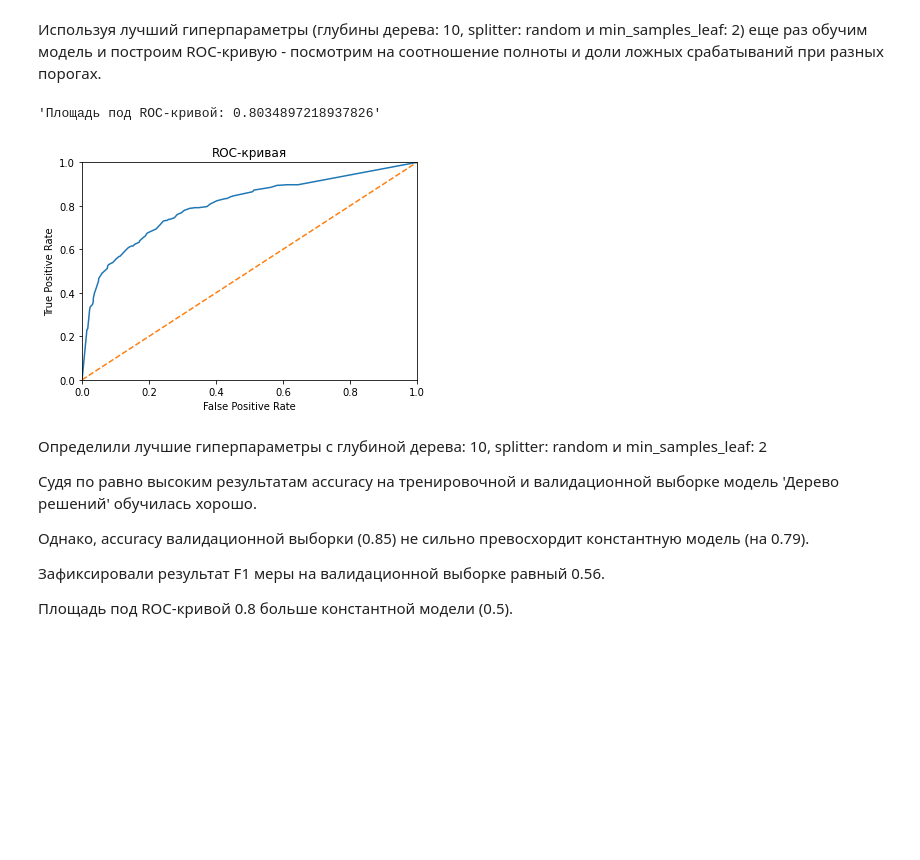
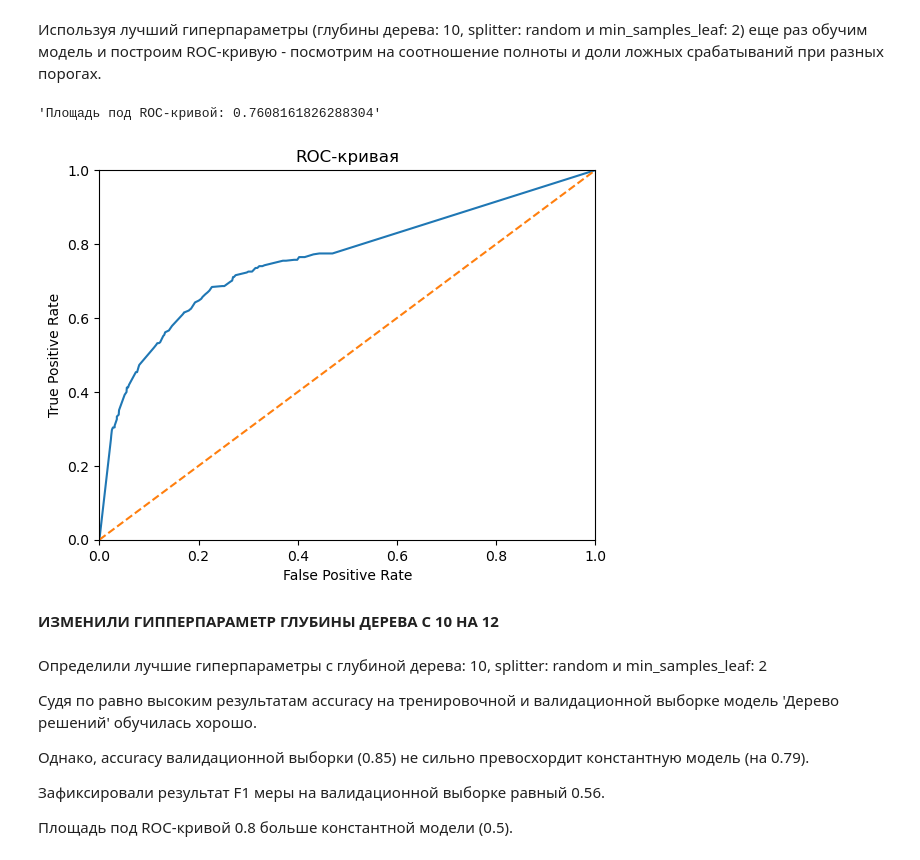
Before and after one commit to fvdannik/project, a Jupyter notebook: ML.ipynb, the cells around one changed output. Cells and saved outputs as stored; diff of their text form; code cells hidden in the pictures; blank space fills up the shorter version.

Commit message:
max depth of DTL model was changed

```diff
--- a/ML.ipynb
+++ b/ML.ipynb
@@ -416,29 +542,31 @@ F1 на val: 0.5612998522895126
 # %% [markdown]
 Используя лучший гиперпараметры (глубины дерева: 10, splitter: random и min_samples_leaf: 2) еще раз обучим модель и построим ROC-кривую - посмотрим на соотношение полноты и доли ложных срабатываний при разных порогах.
 # %%
-model_tree_cl = DecisionTreeClassifier(criterion = 'entropy', splitter='random', max_depth=10,
+model_tree_cl = DecisionTreeClassifier(criterion = 'entropy', splitter='random', max_depth=12,
                                        min_samples_leaf = 2, random_state=1357)
 model_tree_cl.fit(features_train, target_train)
 
 probabilities_val = model_tree_cl.predict_proba(features_val)
 probabilities_one_val = probabilities_val[:, 1]
 
 fpr, tpr, thresholds = roc_curve(target_val, probabilities_one_val)
 
 display(f'Площадь под ROC-кривой: {roc_auc_score(target_val, probabilities_one_val)}')
 
 plt.figure()
 plt.plot(fpr, tpr)
 plt.plot([0, 1], [0, 1], linestyle='--')
 plt.xlim([0.0, 1.0])
 plt.ylim([0.0, 1.0])
 plt.xlabel('False Positive Rate')
 plt.ylabel('True Positive Rate')
 plt.title('ROC-кривая')
 plt.show()
 # %% [output]
-'Площадь под ROC-кривой: 0.8034897218937826'
+'Площадь под ROC-кривой: 0.7608161826288304'
-[figure, old version]
+[figure, new version]
+# %% [markdown]
+**ИЗМЕНИЛИ ГИППЕРПАРАМЕТР ГЛУБИНЫ ДЕРЕВА С 10 НА 12**
 # %% [markdown]
 Определили лучшие гиперпараметры с глубиной дерева: 10, splitter: random и min_samples_leaf: 2
 
```
Also changed, not shown: parts of 25 cells of this notebook.
